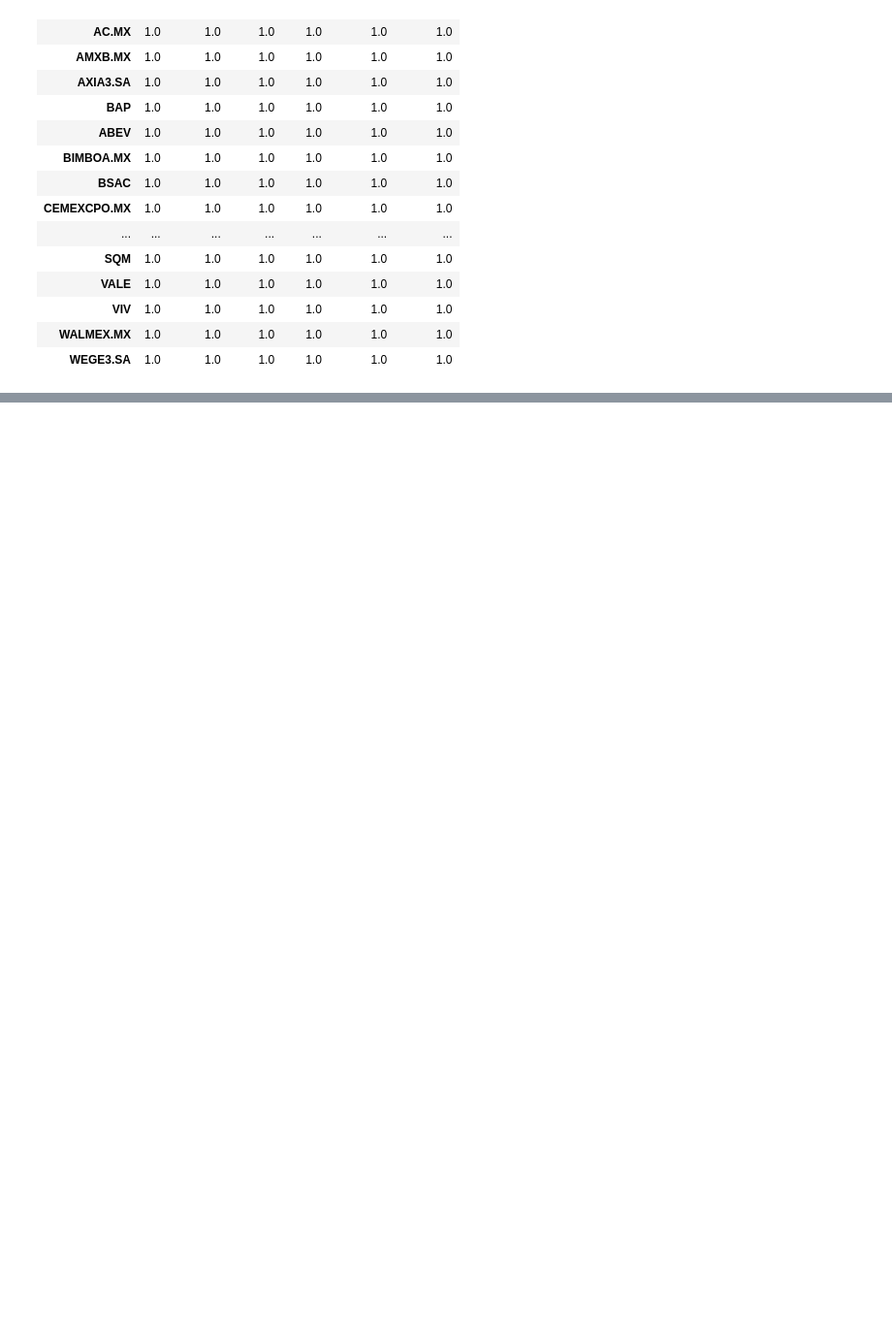
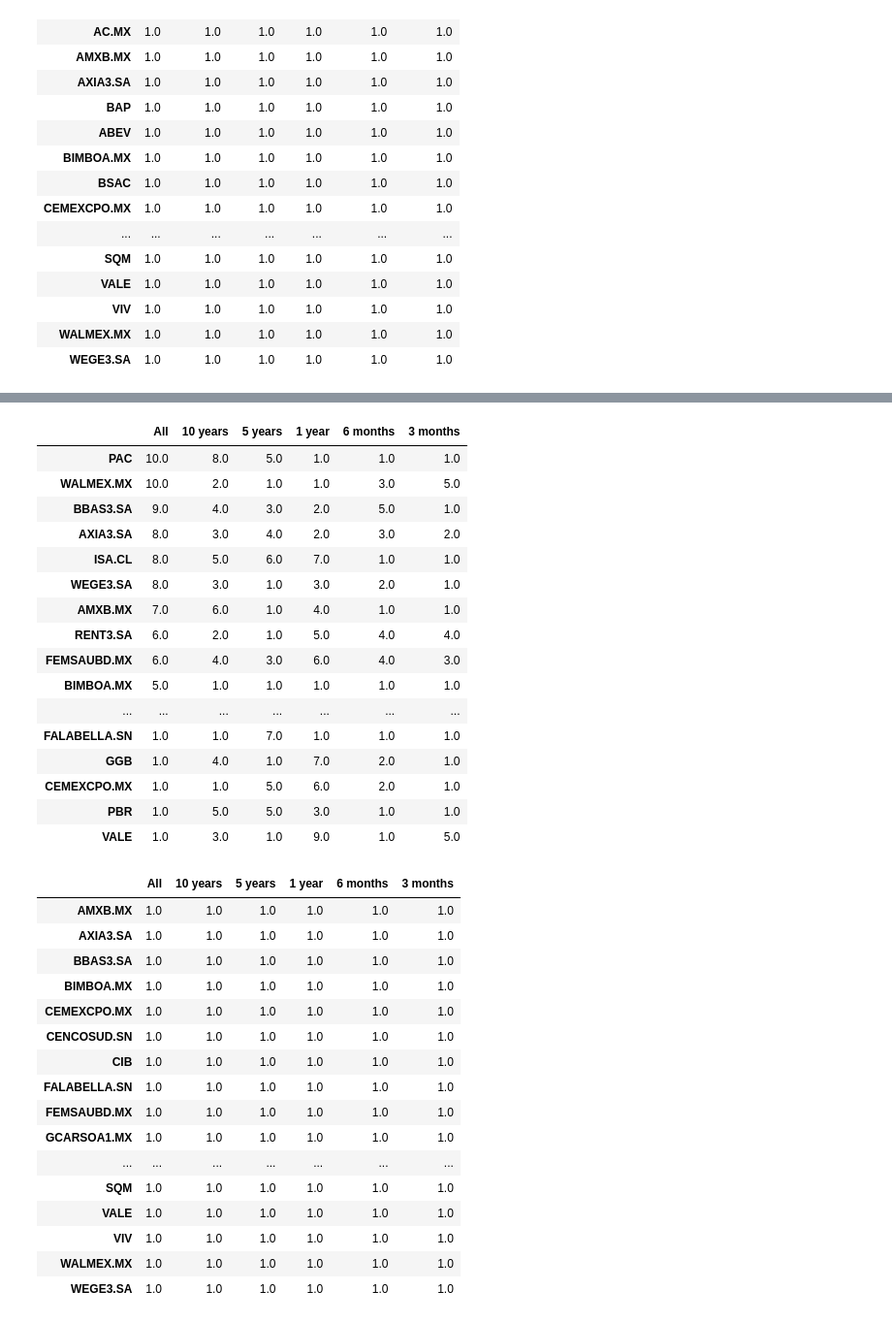
Before and after one commit to jp21bp/DS_Proyectos, a Jupyter notebook: 2_OptimizacionPortafolio/eda.ipynb, the cells around one changed output, grey strips where cells are left out. Shown at 97% size. Saved outputs shown, nothing was run; the diff lists cells and outputs as text; code cells hidden in the pictures; blank space fills up the shorter version.

```diff
--- a/2_OptimizacionPortafolio/eda.ipynb
+++ b/2_OptimizacionPortafolio/eda.ipynb
@@ -309,0 +301,66 @@ plt.show()
+# %%
+#### Rechecking correlations
+### Creating hsitorical dfs
+periods = ['All', '10 years', '5 years', '1 year', '6 months', '3 months']
+stocks = df_prices_no_hc.columns
+np_prices_hist_corr, np_returns_hist_corr = \
+    np_hist_corr(df_prices_no_hc, df_returns_no_hc, periods)
+
+### Creating Dataframes
+df_prices_corr_gt_thresh = pd.DataFrame(
+    columns=periods,
+    index=stocks
+)
+df_returns_corr_gt_thres =  pd.DataFrame(
+    columns=periods,
+    index=stocks
+)
+
+### Creating correlations
+THRESH = 0.8
+for np_price, np_return, period in zip(np_prices_hist_corr, np_returns_hist_corr, periods):
+    tmp = corr_thres(np_price, stocks, THRESH, f"Prices - {period}")
+    df_prices_corr_gt_thresh[period] = tmp.sum().sort_values(ascending=False)
+    del tmp
+    tmp = corr_thres(np_return, stocks, THRESH, f"Prices - {period}")
+    df_returns_corr_gt_thres[period] = tmp.sum().sort_values(ascending=False)
+    del tmp
+
+### Investigating results
+display(df_prices_corr_gt_thresh.sort_values(by='All', ascending=False))
+display(df_returns_corr_gt_thres.sort_values(by='All', ascending=False))
+# %% [output]
+|  | All | 10 years | 5 years | 1 year | 6 months | 3 months |
+| PAC | 10.0 | 8.0 | 5.0 | 1.0 | 1.0 | 1.0 |
+| WALMEX.MX | 10.0 | 2.0 | 1.0 | 1.0 | 3.0 | 5.0 |
+| BBAS3.SA | 9.0 | 4.0 | 3.0 | 2.0 | 5.0 | 1.0 |
+| AXIA3.SA | 8.0 | 3.0 | 4.0 | 2.0 | 3.0 | 2.0 |
+| ISA.CL | 8.0 | 5.0 | 6.0 | 7.0 | 1.0 | 1.0 |
+| WEGE3.SA | 8.0 | 3.0 | 1.0 | 3.0 | 2.0 | 1.0 |
+| AMXB.MX | 7.0 | 6.0 | 1.0 | 4.0 | 1.0 | 1.0 |
+| RENT3.SA | 6.0 | 2.0 | 1.0 | 5.0 | 4.0 | 4.0 |
+| FEMSAUBD.MX | 6.0 | 4.0 | 3.0 | 6.0 | 4.0 | 3.0 |
+| BIMBOA.MX | 5.0 | 1.0 | 1.0 | 1.0 | 1.0 | 1.0 |
+| ... | ... | ... | ... | ... | ... | ... |
+| FALABELLA.SN | 1.0 | 1.0 | 7.0 | 1.0 | 1.0 | 1.0 |
+| GGB | 1.0 | 4.0 | 1.0 | 7.0 | 2.0 | 1.0 |
+| CEMEXCPO.MX | 1.0 | 1.0 | 5.0 | 6.0 | 2.0 | 1.0 |
+| PBR | 1.0 | 5.0 | 5.0 | 3.0 | 1.0 | 1.0 |
+| VALE | 1.0 | 3.0 | 1.0 | 9.0 | 1.0 | 5.0 |
+|  | All | 10 years | 5 years | 1 year | 6 months | 3 months |
+| AMXB.MX | 1.0 | 1.0 | 1.0 | 1.0 | 1.0 | 1.0 |
+| AXIA3.SA | 1.0 | 1.0 | 1.0 | 1.0 | 1.0 | 1.0 |
+| BBAS3.SA | 1.0 | 1.0 | 1.0 | 1.0 | 1.0 | 1.0 |
+| BIMBOA.MX | 1.0 | 1.0 | 1.0 | 1.0 | 1.0 | 1.0 |
+| CEMEXCPO.MX | 1.0 | 1.0 | 1.0 | 1.0 | 1.0 | 1.0 |
+| CENCOSUD.SN | 1.0 | 1.0 | 1.0 | 1.0 | 1.0 | 1.0 |
+| CIB | 1.0 | 1.0 | 1.0 | 1.0 | 1.0 | 1.0 |
+| FALABELLA.SN | 1.0 | 1.0 | 1.0 | 1.0 | 1.0 | 1.0 |
+| FEMSAUBD.MX | 1.0 | 1.0 | 1.0 | 1.0 | 1.0 | 1.0 |
+| GCARSOA1.MX | 1.0 | 1.0 | 1.0 | 1.0 | 1.0 | 1.0 |
+| ... | ... | ... | ... | ... | ... | ... |
+| SQM | 1.0 | 1.0 | 1.0 | 1.0 | 1.0 | 1.0 |
+| VALE | 1.0 | 1.0 | 1.0 | 1.0 | 1.0 | 1.0 |
+| VIV | 1.0 | 1.0 | 1.0 | 1.0 | 1.0 | 1.0 |
+| WALMEX.MX | 1.0 | 1.0 | 1.0 | 1.0 | 1.0 | 1.0 |
+| WEGE3.SA | 1.0 | 1.0 | 1.0 | 1.0 | 1.0 | 1.0 |
```
Also changed, not shown: parts of 9 cells of this notebook, 1 other file.
